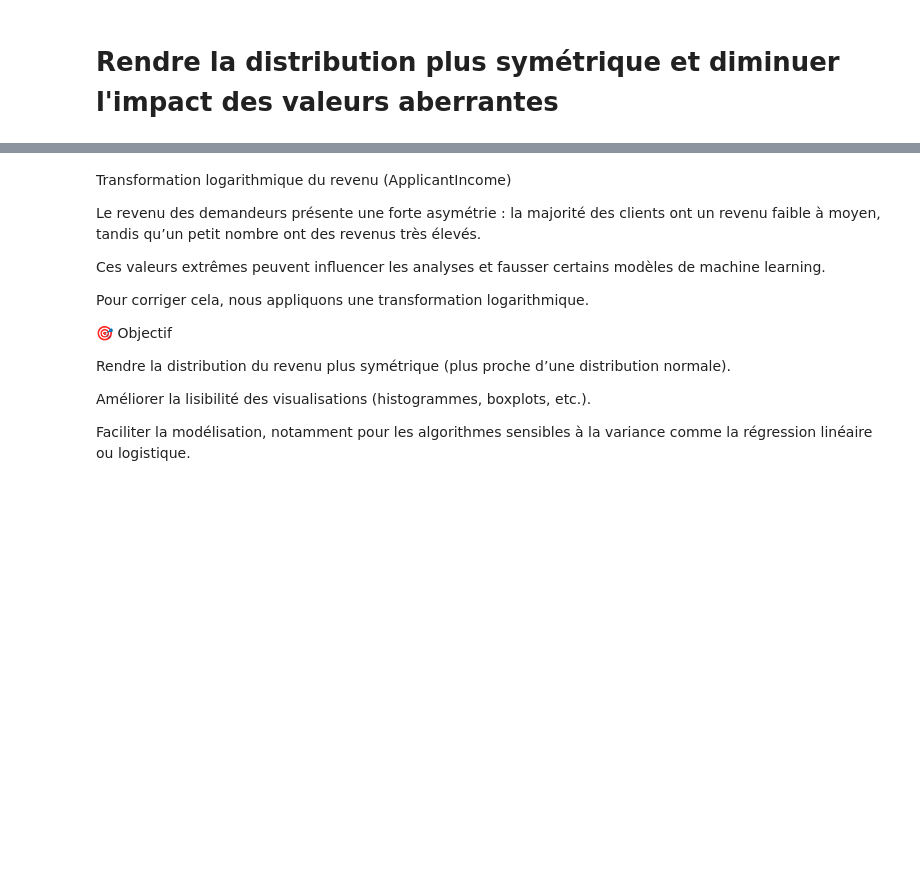
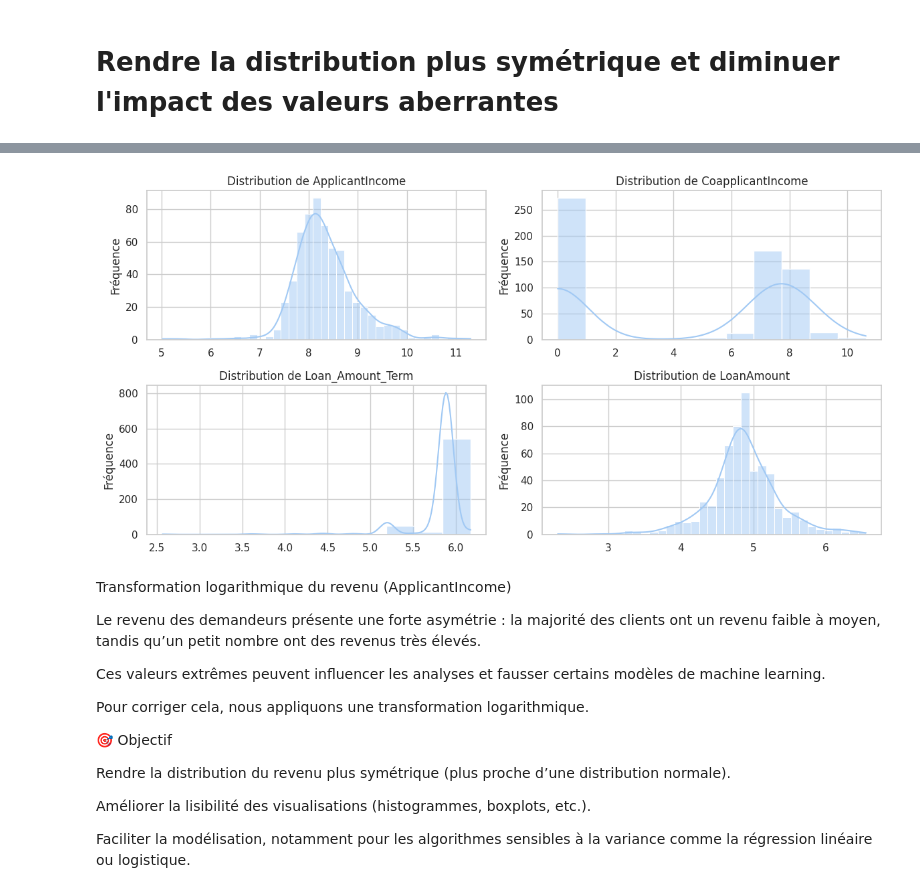
Before and after one commit to ach224/Prediction_eligibilite_pret_bancaire, a Jupyter notebook: Projet_1_–_Prédiction_de_l’éligibilité_à_un_prêt_bancaire.ipynb, the cells around one changed output, grey strips where cells are left out. Saved outputs shown, nothing was run; the diff lists cells and outputs as text; code cells hidden in the pictures; blank space fills up the shorter version.

Commit message:
# Application de la méthode log1p pour nos variables numériques

```diff
--- a/Projet_1_–_Prédiction_de_l’éligibilité_à_un_prêt_bancaire.ipynb
+++ b/Projet_1_–_Prédiction_de_l’éligibilité_à_un_prêt_bancaire.ipynb
@@ -433,0 +409,4 @@ plt.show()
+# %%
+# Application de la méthode log1p pour nos variables numériques
+var_num = np.log1p(var_num)
+var_num.head()
@@ -434,3 +420,19 @@ plt.show()
+# %%
+# Re-affichage des figures en 2x2
+plt.figure(figsize=(12,6))
+n_col = 2
+n_ligne = 2
+for i, n_cols in enumerate(var_num, 1):
+  plt.subplot(n_ligne, n_col, i)
+  sns.histplot(var_num[n_cols], kde=True)
+  plt.title(f"Distribution de {n_cols}")
+  plt.xlabel("")
+  plt.ylabel("Fréquence")
+
+plt.tight_layout()
+plt.show()
+# %% [output]
+[figure, added]
 # %% [markdown]
 Transformation logarithmique du revenu (ApplicantIncome)
 
```
Also changed, not shown: parts of 4 cells of this notebook.
